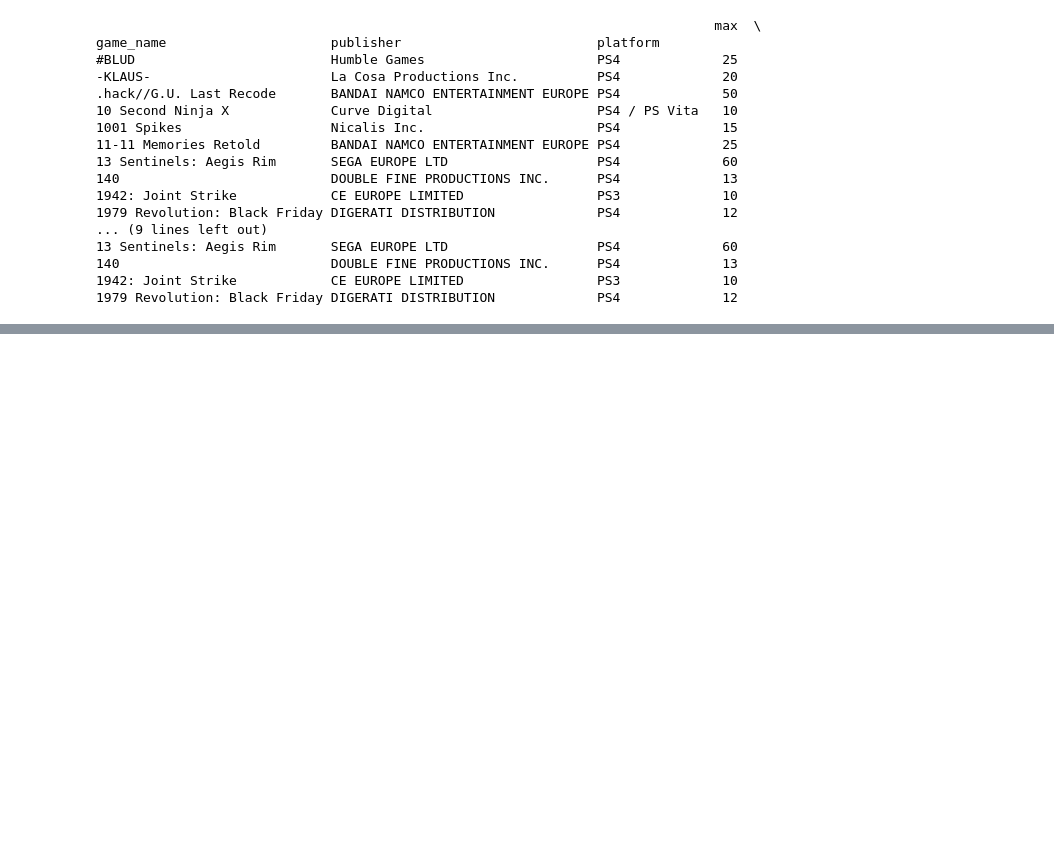
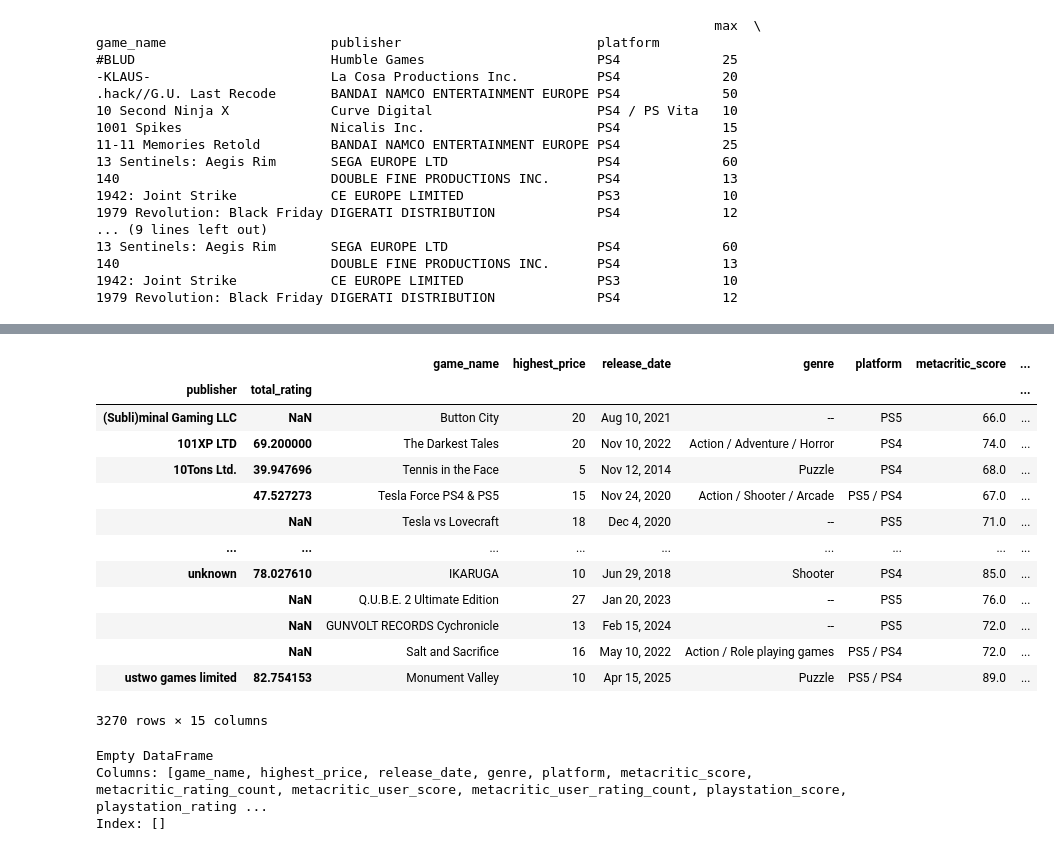
Before and after one commit to mirajgansi/game_detail, a Jupyter notebook: notebooks/analysis.ipynb, the cells around one changed output, grey strips where cells are left out. Drawn from its saved outputs; the diff is of its cells as text; code cells hidden in the pictures; blank space fills up the shorter version.

Commit message:
Rocksata games visulization

```diff
--- a/notebooks/analysis.ipynb
+++ b/notebooks/analysis.ipynb
@@ -264,0 +388,24 @@ All                     52.832362        51.654867         46.12356  52.368277
+# %%
+game_str= df_inx.sort_index()
+game_str
+# %% [output]
+|  |  | game_name | highest_price | release_date | genre | platform | metacritic_score | ... |
+| publisher | total_rating |  |  |  |  |  |  | ... |
+| (Subli)minal Gaming LLC | NaN | Button City | 20 | Aug 10, 2021 | -- | PS5 | 66.0 | ... |
+| 101XP LTD | 69.200000 | The Darkest Tales | 20 | Nov 10, 2022 | Action / Adventure / Horror | PS4 | 74.0 | ... |
+| 10Tons Ltd. | 39.947696 | Tennis in the Face | 5 | Nov 12, 2014 | Puzzle | PS4 | 68.0 | ... |
+|  | 47.527273 | Tesla Force PS4 & PS5 | 15 | Nov 24, 2020 | Action / Shooter / Arcade | PS5 / PS4 | 67.0 | ... |
+|  | NaN | Tesla vs Lovecraft | 18 | Dec 4, 2020 | -- | PS5 | 71.0 | ... |
+| ... | ... | ... | ... | ... | ... | ... | ... | ... |
+| unknown | 78.027610 | IKARUGA | 10 | Jun 29, 2018 | Shooter | PS4 | 85.0 | ... |
+|  | NaN | Q.U.B.E. 2 Ultimate Edition | 27 | Jan 20, 2023 | -- | PS5 | 76.0 | ... |
+|  | NaN | GUNVOLT RECORDS Cychronicle | 13 | Feb 15, 2024 | -- | PS5 | 72.0 | ... |
+|  | NaN | Salt and Sacrifice | 16 | May 10, 2022 | Action / Role playing games | PS5 / PS4 | 72.0 | ... |
+| ustwo games limited | 82.754153 | Monument Valley | 10 | Apr 15, 2025 | Puzzle | PS5 / PS4 | 89.0 | ... |
+3270 rows × 15 columns
+# %%
+print(game_str.loc["Rockstar Games":"Marvelous Europe Limited	"])
+# %% [output]
+Empty DataFrame
+Columns: [game_name, highest_price, release_date, genre, platform, metacritic_score, metacritic_rating_count, metacritic_user_score, metacritic_user_rating_count, playstation_score, playstation_rating ...
+Index: []
```
Also changed, not shown: parts of 14 cells of this notebook, 2 other files.
